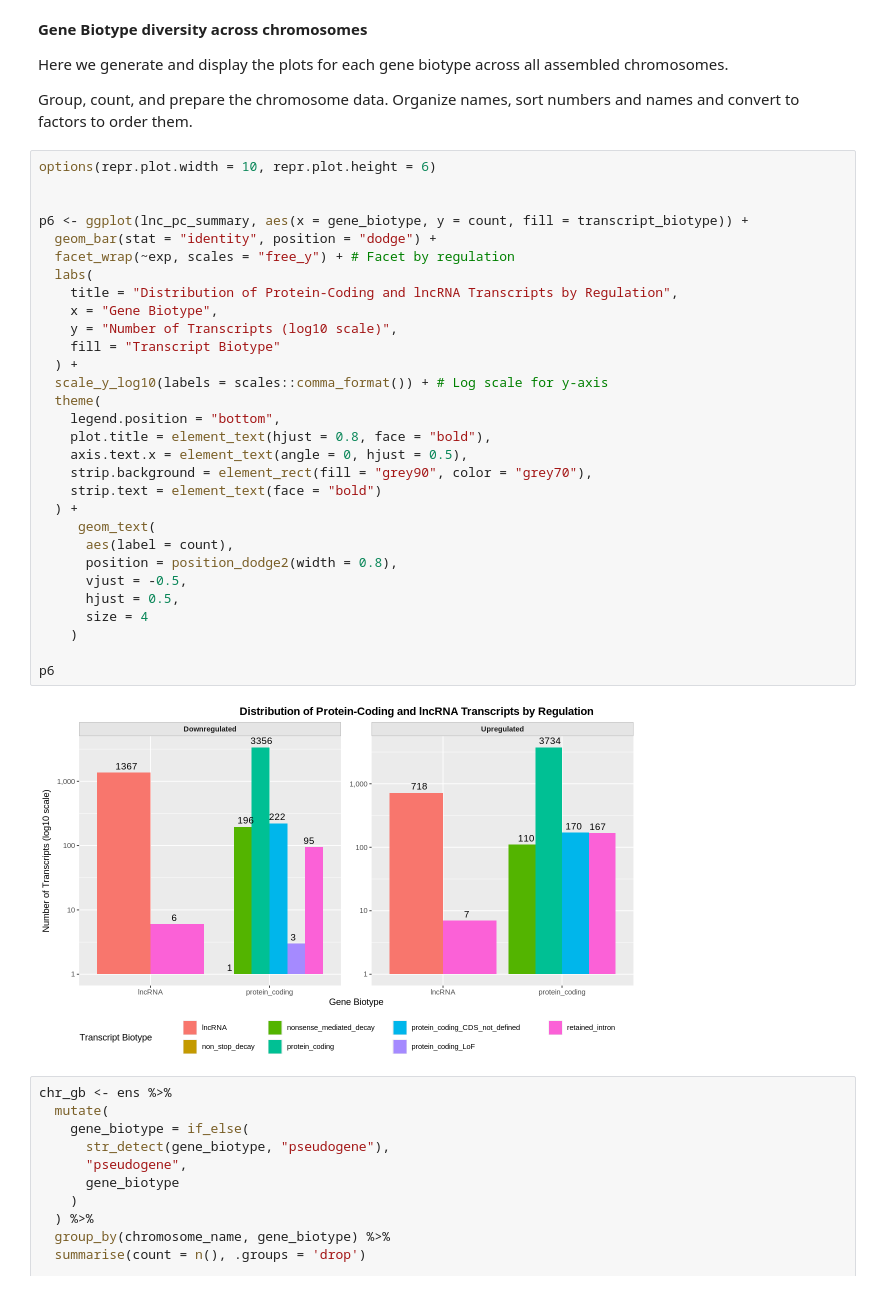
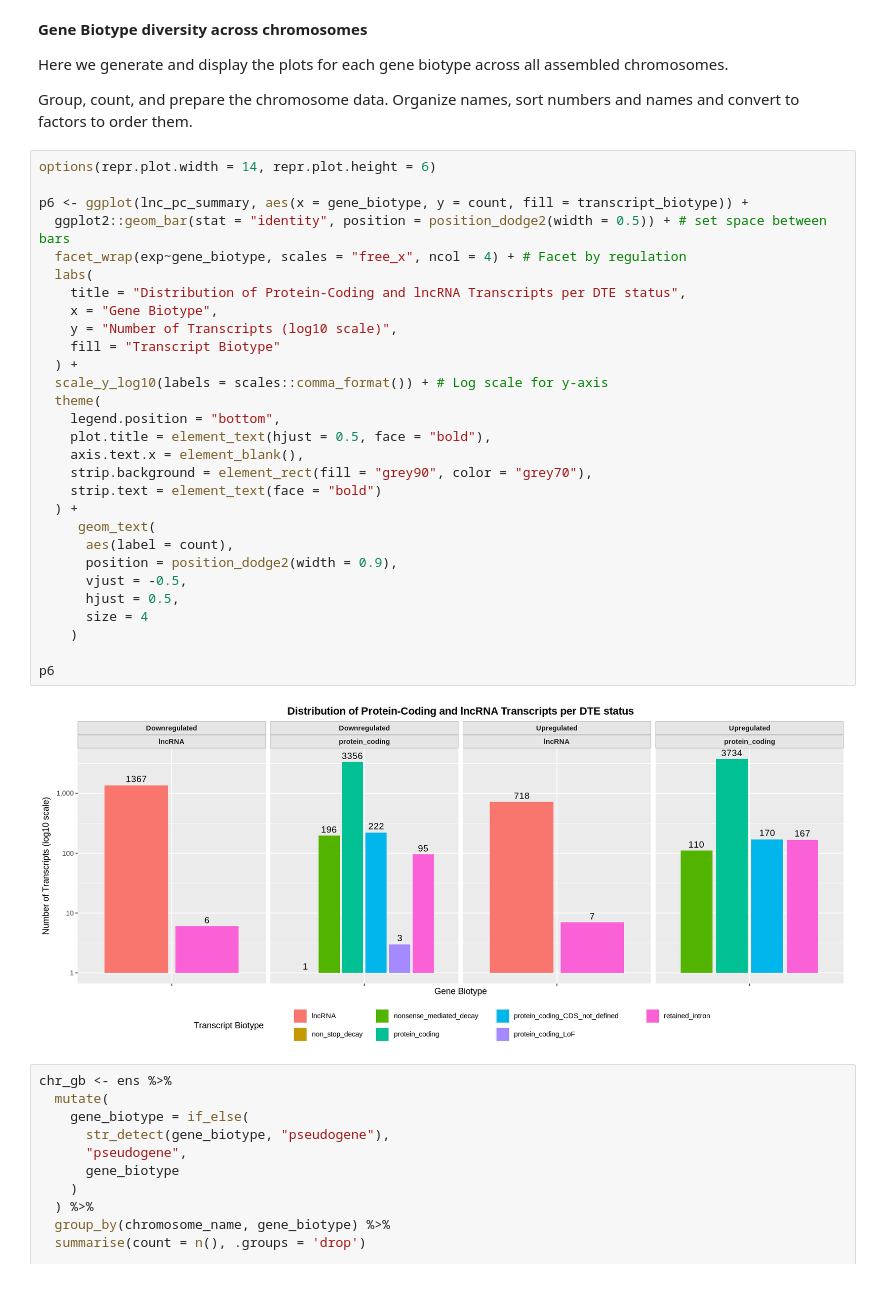
Before and after one commit to integrativebioinformatics/EBI-lrRNAseq-2026, a Jupyter notebook: course materials/characterization.ipynb, the cells around one changed output. Cells and saved outputs as stored; diff of their text form.

```diff
--- a/course materials/characterization.ipynb
+++ b/course materials/characterization.ipynb
@@ -263,37 +281,36 @@ Here we generate and display the plots for each gene biotype across all assemble
 
 Group, count, and prepare the chromosome data. Organize names, sort numbers and names and convert to factors to order them.
 # %%
-options(repr.plot.width = 10, repr.plot.height = 6)
-
+options(repr.plot.width = 14, repr.plot.height = 6)
 
 p6 <- ggplot(lnc_pc_summary, aes(x = gene_biotype, y = count, fill = transcript_biotype)) +
-  geom_bar(stat = "identity", position = "dodge") +
-  facet_wrap(~exp, scales = "free_y") + # Facet by regulation
+  ggplot2::geom_bar(stat = "identity", position = position_dodge2(width = 0.5)) + # set space between bars
+  facet_wrap(exp~gene_biotype, scales = "free_x", ncol = 4) + # Facet by regulation
   labs(
-    title = "Distribution of Protein-Coding and lncRNA Transcripts by Regulation",
+    title = "Distribution of Protein-Coding and lncRNA Transcripts per DTE status",
     x = "Gene Biotype",
     y = "Number of Transcripts (log10 scale)",
     fill = "Transcript Biotype"
   ) +
   scale_y_log10(labels = scales::comma_format()) + # Log scale for y-axis
   theme(
     legend.position = "bottom",
-    plot.title = element_text(hjust = 0.8, face = "bold"),
-    axis.text.x = element_text(angle = 0, hjust = 0.5),
+    plot.title = element_text(hjust = 0.5, face = "bold"),
+    axis.text.x = element_blank(),
     strip.background = element_rect(fill = "grey90", color = "grey70"),
     strip.text = element_text(face = "bold")
   ) +
      geom_text(
       aes(label = count),
-      position = position_dodge2(width = 0.8),
+      position = position_dodge2(width = 0.9),
       vjust = -0.5,
       hjust = 0.5,
       size = 4
     )
 
 p6
 # %% [output]
-[figure, old version]
+[figure, new version]
 # %%
 chr_gb <- ens %>%
   mutate(
```
Also changed, not shown: parts of 18 cells of this notebook.
